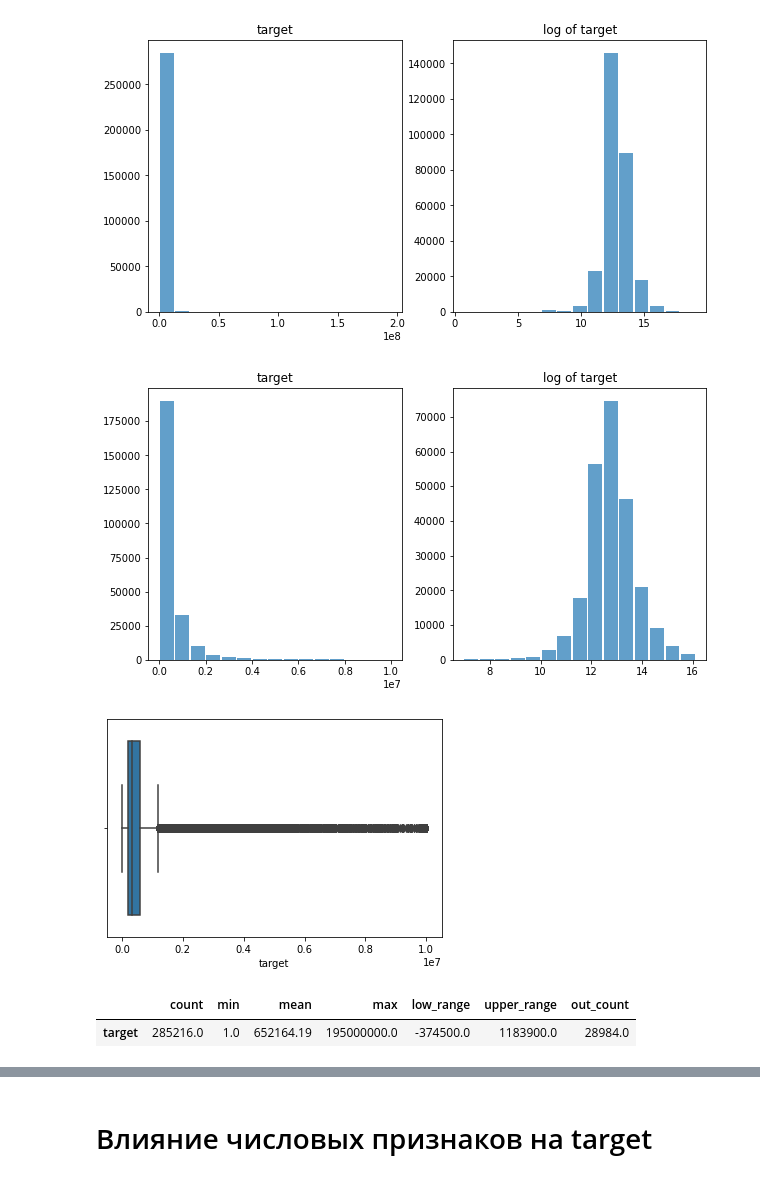
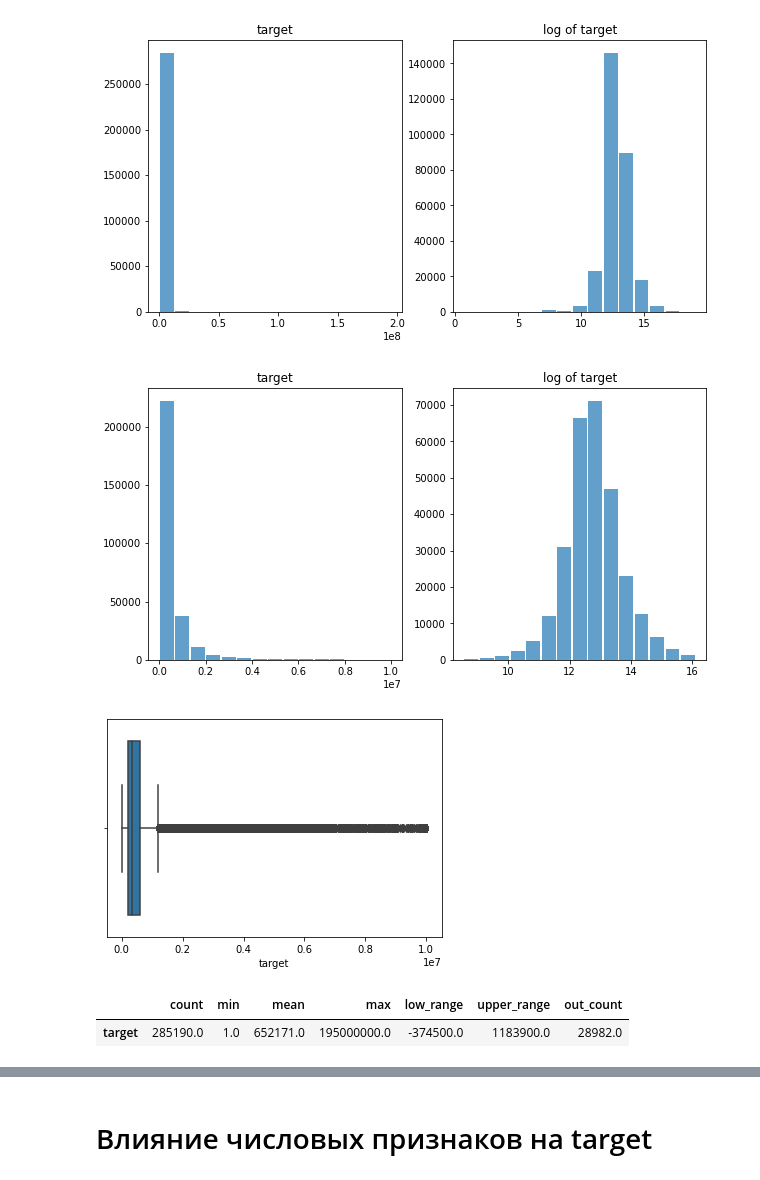
Before and after one commit to TimeryaevaM/Diplom, a Jupyter notebook: diplom_6v.ipynb, the cells around one changed output, grey strips where cells are left out. Saved outputs shown, nothing was run; the diff lists cells and outputs as text; code cells hidden in the pictures.

```diff
--- a/diplom_6v.ipynb
+++ b/diplom_6v.ipynb
@@ -297,4 +297,14 @@ contemporary saltbox                   1
 Name: propertyType, Length: 1113, dtype: int64
+# %%
+df['propertyType'] = df['propertyType'].str.replace(r'[0-9]+[a-z]+[0-9]+', '').str.strip()
+df['propertyType'] = df['propertyType'].str.replace(r'\b[0-9]+\b', '').str.strip()
+df['propertyType'] = df['propertyType'].str.replace(r'\b[a-z]{2}\b', '').str.strip()
+# %%
+# Взять базовые значения
+
+df['propertyType'] = df['propertyType'].apply(lambda x: None if x is None else
+                                                        None if str(x) == '' else
+                                                        " ".join(x.split()[:3]))
 # %% [markdown]
 street пока не рарабатываем, сделаем токенайзером
 # %% [markdown]
@@ -1010,11 +1020,11 @@ train_hist_plot('target', df_train)
 # %% [output]
 [figure]
 # %%
-df_train = df_train[(df_train['target'] > 1000) & (df_train['target'] < 10_000_000)]
+df_train = df_train[(df_train['target'] > 5000) & (df_train['target'] < 10_000_000)]
 # %%
-train_hist_plot('target', df_train[(df_train['target'] > 1000) & (df_train['target'] < 10_000_000)])
+train_hist_plot('target', df_train[(df_train['target'] > 5000) & (df_train['target'] < 10_000_000)])
 # %% [output]
-[figure, old version]
+[figure, new version]
 # %%
 df_train['target_log'] = np.log(df_train['target'] + 1)
 df_test['target_log'] = 0
@@ -1028,7 +1038,7 @@ data_out.loc['target'].to_frame().T
 # %% [output]
 [figure]
 |  | count | min | mean | max | low_range | upper_range | out_count |
-| target | 285216.0 | 1.0 | 652164.19 | 195000000.0 | -374500.0 | 1183900.0 | 28984.0 |
+| target | 285190.0 | 1.0 | 652171.0 | 195000000.0 | -374500.0 | 1183900.0 | 28982.0 |
 # %%
 # Убираем выбросы
 # low_r = data_out.loc['target', 'low_range']
```
Also changed, not shown: parts of 68 cells of this notebook, 6 other files.
